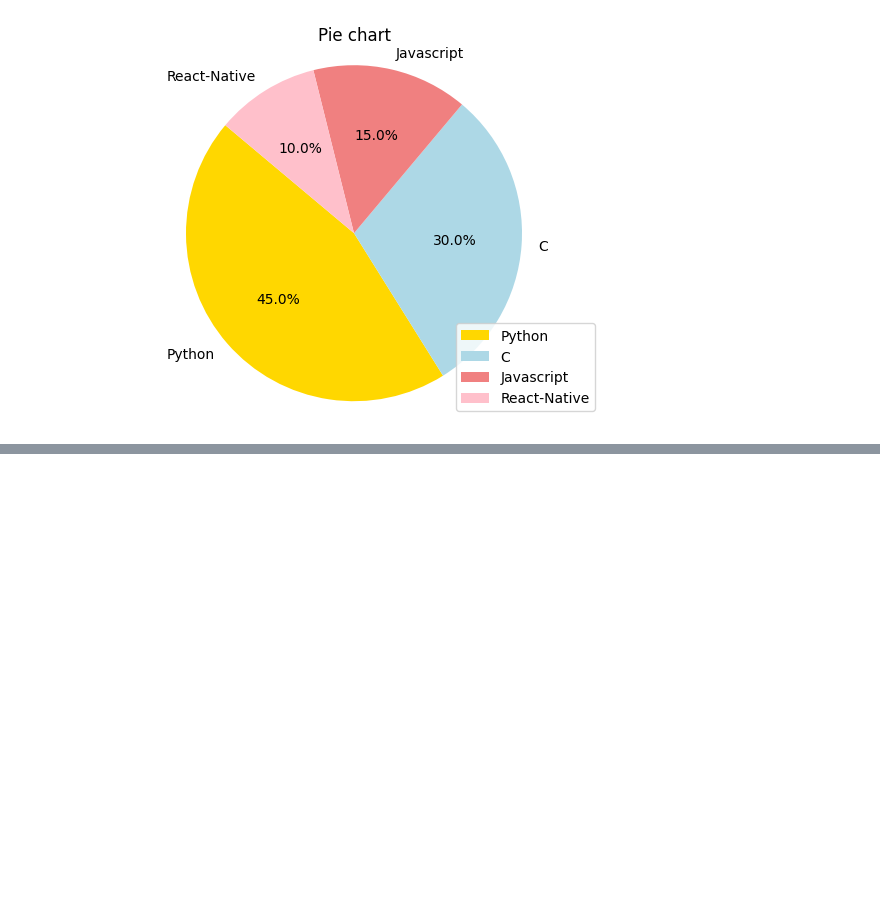
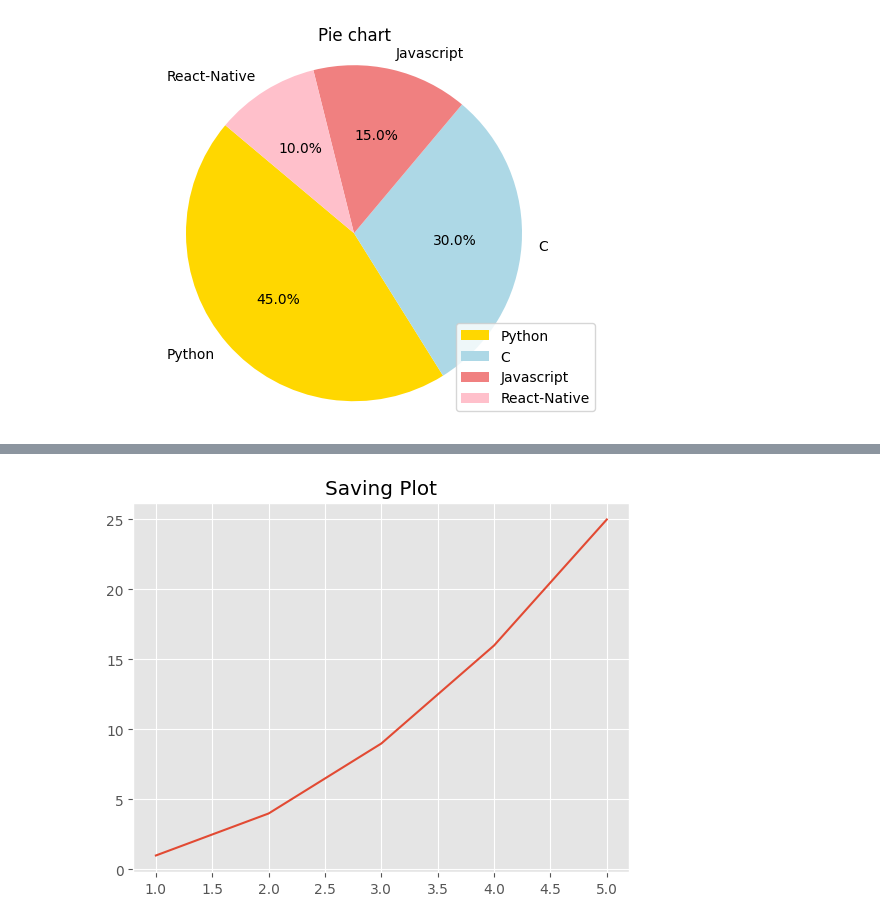
Before and after one commit to R123gh/Data-visualization-, a Jupyter notebook: 1_Datavisualization.ipynb, the cells around one changed output, grey strips where cells are left out. Cells and saved outputs as stored; diff of their text form; code cells hidden in the pictures; blank space fills up the shorter version.

```diff
--- a/1_Datavisualization.ipynb
+++ b/1_Datavisualization.ipynb
@@ -94,0 +143,7 @@ plt.show()
+# %%
+plt.plot(x, y1)
+plt.title("Saving Plot")
+plt.savefig("myplot.png", dpi=300)
+plt.show()
+# %% [output]
+[figure, added]
```
Also changed, not shown: parts of 6 cells of this notebook.
